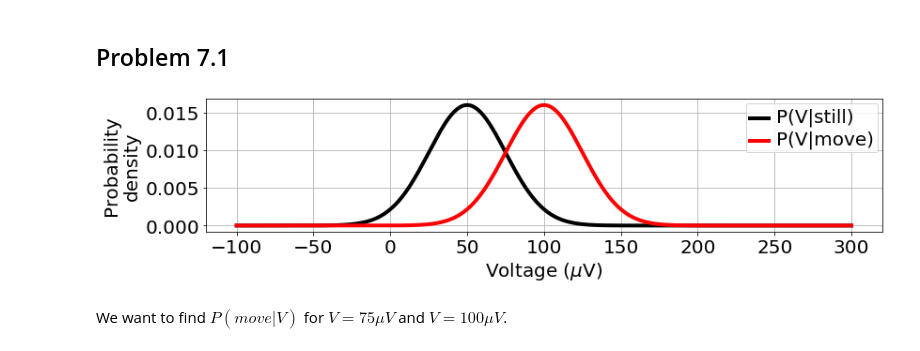
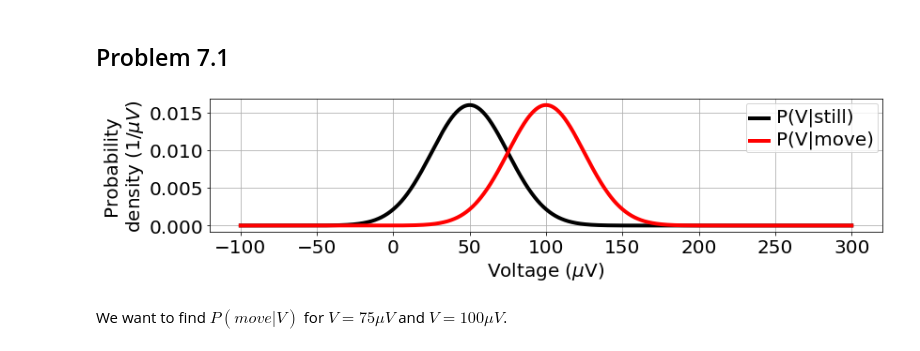
Before and after one commit to rkp8000/imbizo_2020_random_processes_tutorial, a Jupyter notebook: problems_b.ipynb, the cells around one changed output. Cells and saved outputs as stored; diff of their text form; code cells hidden in the pictures.

```diff
--- a/problems_b.ipynb
+++ b/problems_b.ipynb
@@ -255,28 +256,28 @@ plt.title('Cell-cell covariance estimate\n');
 # %%
 %matplotlib inline
 import matplotlib.pyplot as plt
 import numpy as np
 
 from disp import set_font_size
 
 
 v = np.linspace(-100, 300, 5000)
 p_v_still = (1/np.sqrt(2*np.pi*(25**2))) * np.exp(-.5*((v - 50)**2)/(25**2))
 p_v_move = (1/np.sqrt(2*np.pi*(25**2))) * np.exp(-.5*((v - 100)**2)/(25**2))
 
 fig, ax = plt.subplots(1, 1, figsize=(12, 3), tight_layout=True)
 ax.plot(v, p_v_still, color='k', lw=4)
 ax.plot(v, p_v_move, color='r', lw=4)
 
 ax.set_xlabel('Voltage ($\mu$V)')
-ax.set_ylabel('Probability\ndensity')
+ax.set_ylabel('Probability\ndensity (1/$\mu V$)')
 
 ax.legend(['P(V|still)', 'P(V|move)'])
 ax.grid()
 
 set_font_size(ax, 20)
 # %% [output]
-[figure, old version]
+[figure, new version]
 # %% [markdown]
 We want to find $P(move|V)$ for $V = 75\mu V$ and $V = 100 \mu V$.
 # %% [markdown]
```
Also changed, not shown: parts of 1 cell of this notebook, 1 other file.
